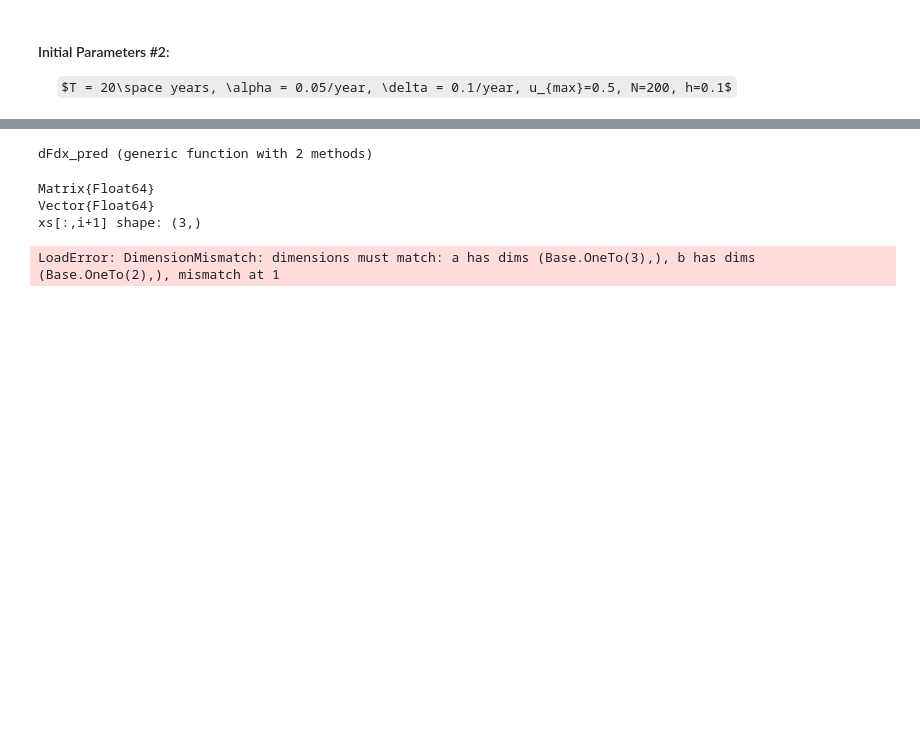
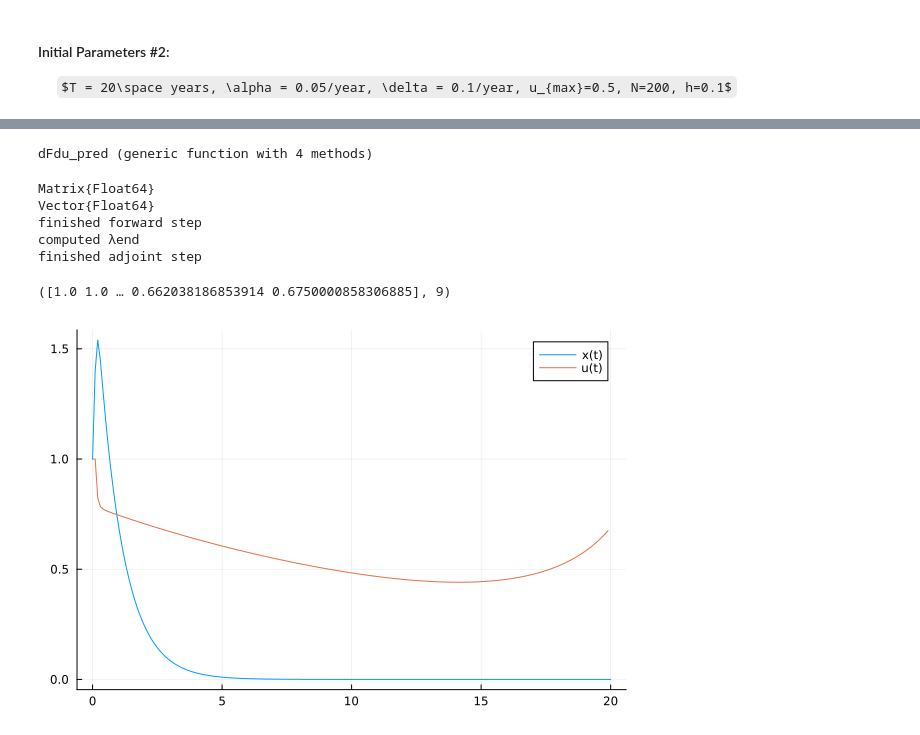
Before and after one commit to jkrue242/OptimalHarvesting, a Jupyter notebook: project.ipynb, the cells around one changed output, grey strips where cells are left out. Drawn from its saved outputs; the diff is of its cells as text; code cells hidden in the pictures; some formulas as TeX source; blank space fills up the shorter version.

```diff
--- a/project.ipynb
+++ b/project.ipynb
@@ -357,4 +420,18 @@ $\quad$ $\nabla g(\begin{bmatrix} f \\ m\end{bmatrix}) = \begin{bmatrix} 0 \\ -1
 # %%
+function dFdx_pred(t, xv, u, params)
+    alpha = get(params, "alpha", 0.1)
+    delta = get(params, "delta", 0.05)
+    beta = get(params, "beta", 1.0)
+    gamma = get(params, "gama", 5.0)
+    rho = get(params, "rho", 1.0)
+    f = xv[1]
+    s = xv[2]
+    return [alpha - 2*alpha*f - beta * u[1]     -gamma*f         0;
+                   gamma * s                   -rho              0;
+                  beta * u[1]                    0               delta ]
+end
+
+
 function F_pred(t, x, u, params, verbose=0)
     f, s, m = x
     alpha = get(params,"alpha",0.1)
@@ -362,33 +439,62 @@ function F_pred(t, x, u, params, verbose=0)
     dfdt = alpha * f * (1 - f) - f* u[1] - 5 * f * s
     dsdt = 5 * f * s - s
     dmdt = delta * m + u[1] * f
-    return [dfdt, dmdt]
+    return [dfdt, dsdt, dmdt]
 end
 
 function g_pred(xv,verbose=0)
-    return -xv[2]
+    return -xv[3]
 end
 
 function dg_pred(xv, verbose=0)
-    return [0.0, -1.0]
+    return [0.0, 0.0, -1.0]
 end
 
-function dFdu_pred(t, xvect,u,alpha,delta,verbose=0)
-    return reshape([-xvect[1] ; xvect[1]],2,1)
+function dFdu_pred(xvect::Vector{Float64},u::Vector{Float64},params::Dict{String,Real},verbose=0)
+    f = xv[1]
+    beta = get(params, "beta", 1.0)
+    grad = [
+        -beta * f,
+            0,
+        beta * f
+    ]
+    return reshape(grad,3,1)
 end
-
-function dFdx_pred(t, xv, u, alpha, delta,verbose=0)
-    return [alpha - 2*alpha*xv[1] - u[1]  u[1];
-                   0                    delta]
-end
 # %% [output]
-dFdx_pred (generic function with 2 methods)
+dFdu_pred (generic function with 4 methods)
 # %%
-xv2 = [1.0;1.0;1.0]
-u2 = zeros(1,N)
-optimize(xv2,t,N,u2,T,params,F_pred,dFdx,dFdu,g_pred,dg_pred,3)
+xv  = [0.9; 0.0]
+t = 0.0;
+N = 200
+u = zeros(3,N)
+T = 20
+h = T/N
+params = Dict(
+    "alpha"=>0.05,
+    "delta"=>0.1,
+    "beta"=>1.0,
+    "rho"=>1.0,
+    "gamma"=>5.0,
+    "f_max"=>1.0,
+    "h"=>h,
+    "eps"=>1e-2,
+    "s0"=>1.0,
+    "c1"=>0.05,
+    "maxiter"=>1000,
+    "s"=>0.1
+)
+
+opt_u,iters = optimize(xv2,t,N,u2,T,params,F_pred,dFdx_pred,dFdu_pred,g_pred,dg_pred,3)
 # %% [output]
 Matrix{Float64}
 Vector{Float64}
-xs[:,i+1] shape: (3,)
+finished forward step
+computed λend
+finished adjoint step
-LoadError: DimensionMismatch: dimensions must match: a has dims (Base.OneTo(3),), b has dims (Base.OneTo(2),), mismatch at 1
+([1.0 1.0 … 0.662038186853914 0.6750000858306885], 9)
+# %%
+xsopt = forwardstep(t,xv2,opt_u,F_pred,params)
+plot(0.1*(0:N),xsopt[2,:],label="x(t)")
+plot!(0.1*(0:N-1),opt_u[1,:],label="u(t)")
+# %% [output]
+[figure, added]
```
Also changed, not shown: parts of 21 cells of this notebook, 1 other file.
